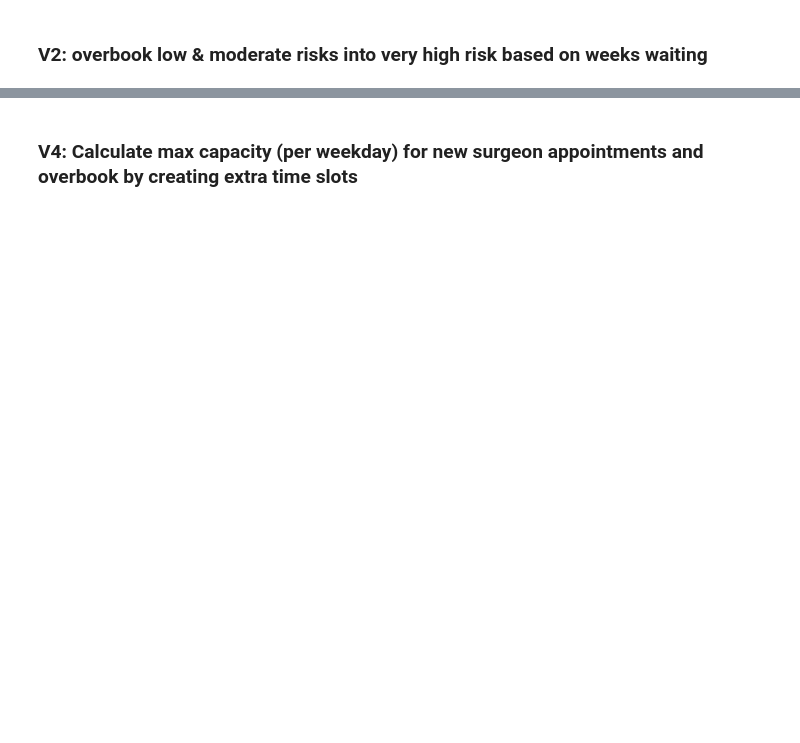
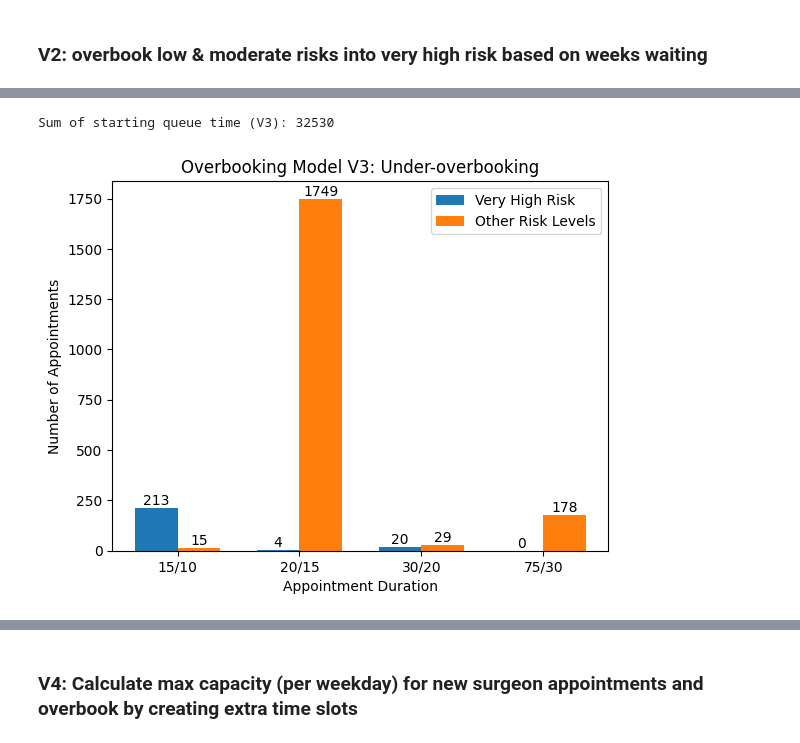
Before and after one commit to hallucinojenlee/hds_dna, a Jupyter notebook: scripts/overbooking_model.ipynb, the cells around one changed output, grey strips where cells are left out. Drawn from its saved outputs; the diff is of its cells as text; code cells hidden in the pictures; blank space fills up the shorter version.

```diff
--- a/scripts/overbooking_model.ipynb
+++ b/scripts/overbooking_model.ipynb
@@ -387 +566,81 @@ queue_time_v2 - remainder_queue_time_v2
+# %%
+# Using the same queues and function as V1
+# Recreate the queues for the "other risk level" appointments
+queue10_v3 = deque([(id, pd.to_datetime(date)) for id, date in weekswaiting_desc_10[["appointment_id", "appt_date"]].values.tolist()])
+queue15_v3 = deque([(id, pd.to_datetime(date)) for id, date in weekswaiting_desc_15[["appointment_id", "appt_date"]].values.tolist()])
+queue20_v3 = deque([(id, pd.to_datetime(date)) for id, date in weekswaiting_desc_20[["appointment_id", "appt_date"]].values.tolist()])
+queue30_v3 = deque([(id, pd.to_datetime(date)) for id, date in weekswaiting_desc_30[["appointment_id", "appt_date"]].values.tolist()])
+queue75_v3 = deque([(id, pd.to_datetime(date)) for id, date in weekswaiting_desc_75[["appointment_id", "appt_date"]].values.tolist()])
+
+# Sum the duration of queued appointments
+queue_time_v3 = len(queue10_v3)*10 + len(queue15_v3)*15 + len(queue20_v3)*20 + len(queue30_v3)*30 + len(queue75_v3)*75
+print("Sum of starting queue time (V3):", queue_time_v3)
+# %% [output]
+Sum of starting queue time (V3): 32530
+# %%
+# Plot number of the very high risk appointments against the queues to compare
+# Count the number of appointments for each duration
+very_high_counts = [
+    # len(surgeon_new_very_high_10),
+    len(surgeon_new_very_high_15),
+    len(surgeon_new_very_high_20),
+    len(surgeon_new_very_high_30),
+    len(surgeon_new_very_high_75),
+]
+
+other_risk_counts = [
+    len(queue10_v3),
+    len(queue15_v3),
+    len(queue20_v3),
+    len(queue30_v3),
+    # len(queue75_v3),
+]
+
+# Define the durations
+durations = ["15/10", "20/15", "30/20", "75/30"]
+
+# Plot the data
+fig, ax = plt.subplots()
+width = 0.35  # Width of the bars
+
+# Bar positions
+ind = range(len(durations))
+
+# Create the bar plots
+bars1 = ax.bar(ind, very_high_counts, width, label="Very High Risk")
+bars2 = ax.bar([i + width for i in ind], other_risk_counts, width, label="Other Risk Levels")
+
+# Add labels, title, and legend
+ax.set_xlabel("Appointment Duration")
+ax.set_ylabel("Number of Appointments")
+ax.set_title("Overbooking Model V3: Under-overbooking")
+ax.set_xticks([i + width / 2 for i in ind])
+ax.set_xticklabels(durations)
+ax.legend()
+
+# Add data values on top of the bars
+for bar in bars1:
+    height = bar.get_height()
+    ax.text(
+        bar.get_x() + bar.get_width() / 2,
+        height,
+        f"{height}",
+        ha="center",
+        va="bottom"
+    )
+
+for bar in bars2:
+    height = bar.get_height()
+    ax.text(
+        bar.get_x() + bar.get_width() / 2,
+        height,
+        f"{height}",
+        ha="center",
+        va="bottom"
+    )
+
+# Display the plot
+plt.show()
+# %% [output]
+[figure, added]
 # %%
```
Also changed, not shown: parts of 35 cells of this notebook, 1 other file.
